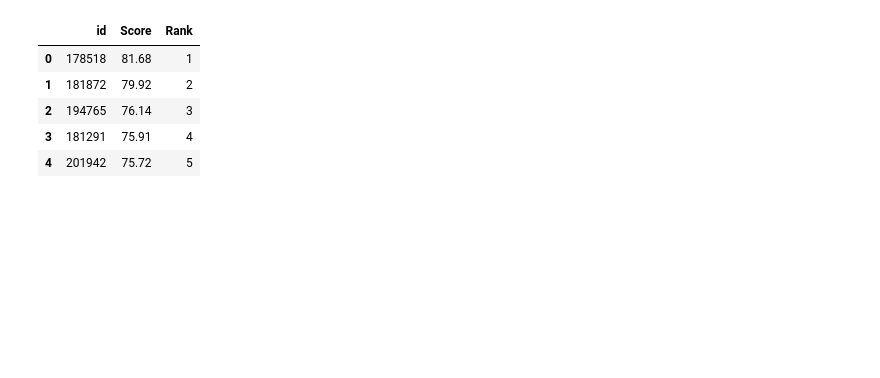
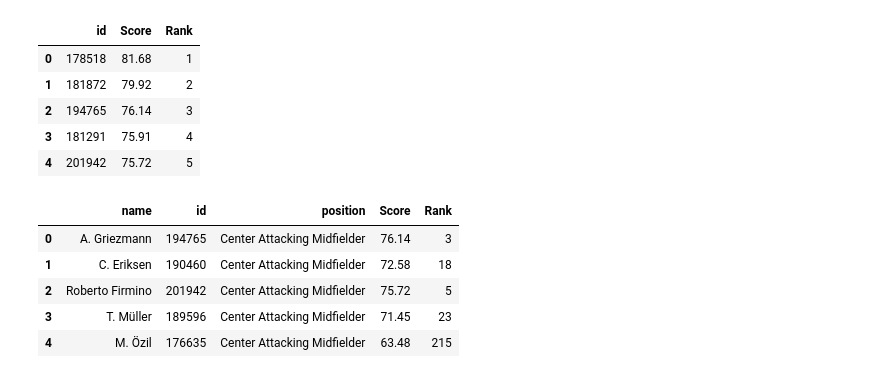
Before and after one commit to fifa-19-player-stats/data, a Jupyter notebook: code/FIFA19_Merging_Plotly.ipynb, the cells around one changed output. Saved outputs shown, nothing was run; the diff lists cells and outputs as text; code cells hidden in the pictures; blank space fills up the shorter version.

```diff
--- a/code/FIFA19_Merging_Plotly.ipynb
+++ b/code/FIFA19_Merging_Plotly.ipynb
@@ -65,3 +66,13 @@ best_center_attacking_midfielder.head()
 | 2 | 194765 | 76.14 | 3 |
 | 3 | 181291 | 75.91 | 4 |
 | 4 | 201942 | 75.72 | 5 |
+# %%
+for_plotting1 = pd.merge(names_id, best_center_attacking_midfielder, on='id')
+for_plotting1.head()
+# %% [output]
+|  | name | id | position | Score | Rank |
+| 0 | A. Griezmann | 194765 | Center Attacking Midfielder | 76.14 | 3 |
+| 1 | C. Eriksen | 190460 | Center Attacking Midfielder | 72.58 | 18 |
+| 2 | Roberto Firmino | 201942 | Center Attacking Midfielder | 75.72 | 5 |
+| 3 | T. Müller | 189596 | Center Attacking Midfielder | 71.45 | 23 |
+| 4 | M. Özil | 176635 | Center Attacking Midfielder | 63.48 | 215 |
```
Also changed, not shown: parts of 54 cells of this notebook, 5 other files.
